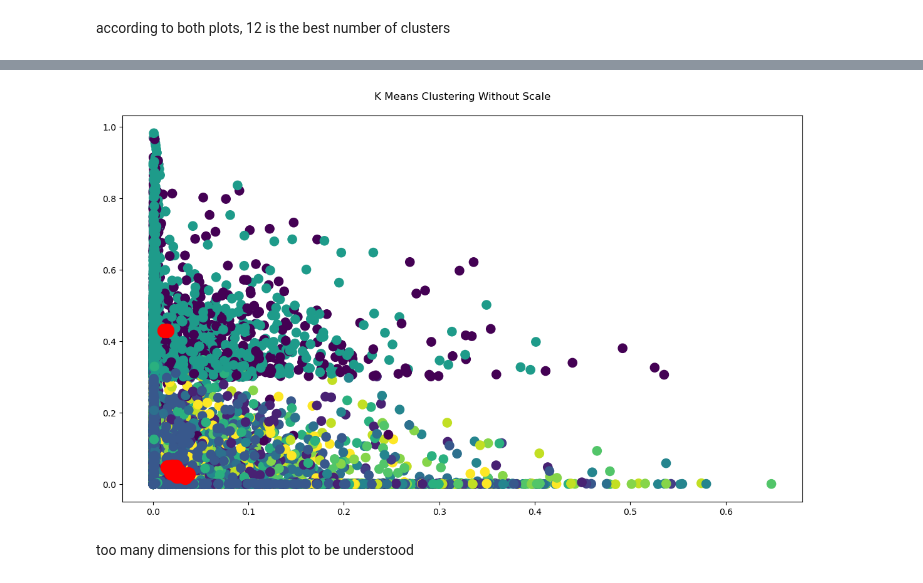
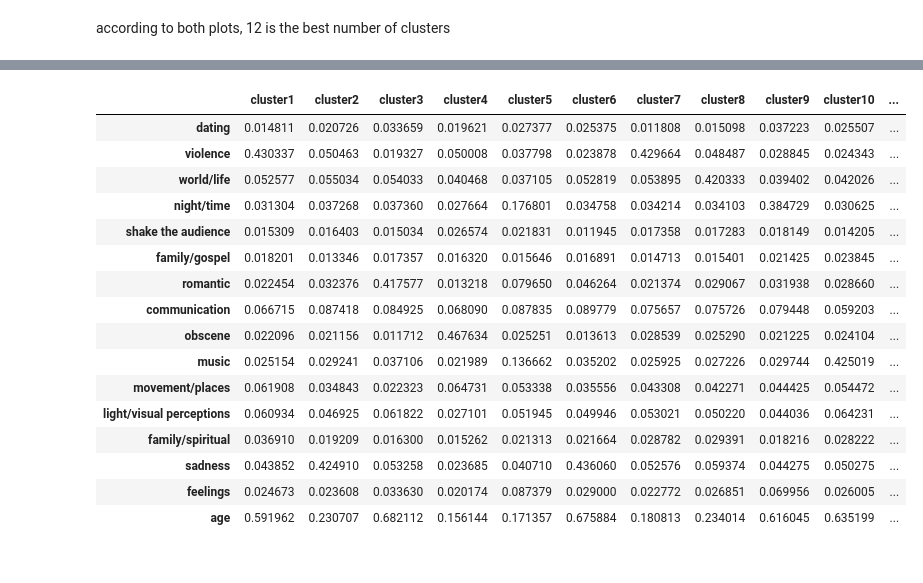
Before and after one commit to krystelcr/Music-Recommendation-Algorithm, a Jupyter notebook: code/model/model.ipynb, the cells around one changed output, grey strips where cells are left out. Cells and saved outputs as stored; diff of their text form; code cells hidden in the pictures.

```diff
--- a/code/model/model.ipynb
+++ b/code/model/model.ipynb
@@ -106,12 +212,30 @@ array([[0.02094099, 0.03904508, 0.17983928, 0.07008728, 0.01703068,
-# %%
-plt.figure(figsize = (14, 8))
-plt.scatter(X1[:, 0], X1[:, 1], c = kmeans.labels_, s = 105)
-plt.scatter(kmeans.cluster_centers_[:, 0], kmeans.cluster_centers_[:, 1], color = 'red', s = 250)
-plt.title('K Means Clustering Without Scale\n')
-plt.xlabel('')
-plt.ylabel('')
-plt.show()
-# %% [output]
-[figure, removed]
-# %% [markdown]
-too many dimensions for this plot to be understood
+# %%
+# df with 12 cluster columns and your feature names
+clusters = pd.DataFrame(
+    columns=[f'cluster{i+1}' for i in range(12)],
+    index=['dating', 'violence', 'world/life', 'night/time', 'shake the audience','family/gospel', 'romantic', 'communication', 'obscene', 'music', 'movement/places', 'light/visual perceptions', 'family/spiritual', 'sadness', 'feelings', 'age']
+)
+
+for i in range(12):
+    clusters[f'cluster{i+1}'] = kmeans.cluster_centers_[i]
+
+
+clusters
+# %% [output]
+|  | cluster1 | cluster2 | cluster3 | cluster4 | cluster5 | cluster6 | cluster7 | cluster8 | cluster9 | cluster10 | ... |
+| dating | 0.014811 | 0.020726 | 0.033659 | 0.019621 | 0.027377 | 0.025375 | 0.011808 | 0.015098 | 0.037223 | 0.025507 | ... |
+| violence | 0.430337 | 0.050463 | 0.019327 | 0.050008 | 0.037798 | 0.023878 | 0.429664 | 0.048487 | 0.028845 | 0.024343 | ... |
+| world/life | 0.052577 | 0.055034 | 0.054033 | 0.040468 | 0.037105 | 0.052819 | 0.053895 | 0.420333 | 0.039402 | 0.042026 | ... |
+| night/time | 0.031304 | 0.037268 | 0.037360 | 0.027664 | 0.176801 | 0.034758 | 0.034214 | 0.034103 | 0.384729 | 0.030625 | ... |
+| shake the audience | 0.015309 | 0.016403 | 0.015034 | 0.026574 | 0.021831 | 0.011945 | 0.017358 | 0.017283 | 0.018149 | 0.014205 | ... |
+| family/gospel | 0.018201 | 0.013346 | 0.017357 | 0.016320 | 0.015646 | 0.016891 | 0.014713 | 0.015401 | 0.021425 | 0.023845 | ... |
+| romantic | 0.022454 | 0.032376 | 0.417577 | 0.013218 | 0.079650 | 0.046264 | 0.021374 | 0.029067 | 0.031938 | 0.028660 | ... |
+| communication | 0.066715 | 0.087418 | 0.084925 | 0.068090 | 0.087835 | 0.089779 | 0.075657 | 0.075726 | 0.079448 | 0.059203 | ... |
+| obscene | 0.022096 | 0.021156 | 0.011712 | 0.467634 | 0.025251 | 0.013613 | 0.028539 | 0.025290 | 0.021225 | 0.024104 | ... |
+| music | 0.025154 | 0.029241 | 0.037106 | 0.021989 | 0.136662 | 0.035202 | 0.025925 | 0.027226 | 0.029744 | 0.425019 | ... |
+| movement/places | 0.061908 | 0.034843 | 0.022323 | 0.064731 | 0.053338 | 0.035556 | 0.043308 | 0.042271 | 0.044425 | 0.054472 | ... |
+| light/visual perceptions | 0.060934 | 0.046925 | 0.061822 | 0.027101 | 0.051945 | 0.049946 | 0.053021 | 0.050220 | 0.044036 | 0.064231 | ... |
+| family/spiritual | 0.036910 | 0.019209 | 0.016300 | 0.015262 | 0.021313 | 0.021664 | 0.028782 | 0.029391 | 0.018216 | 0.028222 | ... |
+| sadness | 0.043852 | 0.424910 | 0.053258 | 0.023685 | 0.040710 | 0.436060 | 0.052576 | 0.059374 | 0.044275 | 0.050275 | ... |
+| feelings | 0.024673 | 0.023608 | 0.033630 | 0.020174 | 0.087379 | 0.029000 | 0.022772 | 0.026851 | 0.069956 | 0.026005 | ... |
+| age | 0.591962 | 0.230707 | 0.682112 | 0.156144 | 0.171357 | 0.675884 | 0.180813 | 0.234014 | 0.616045 | 0.635199 | ... |
```
Also changed, not shown: parts of 16 cells of this notebook, 3 other files.
